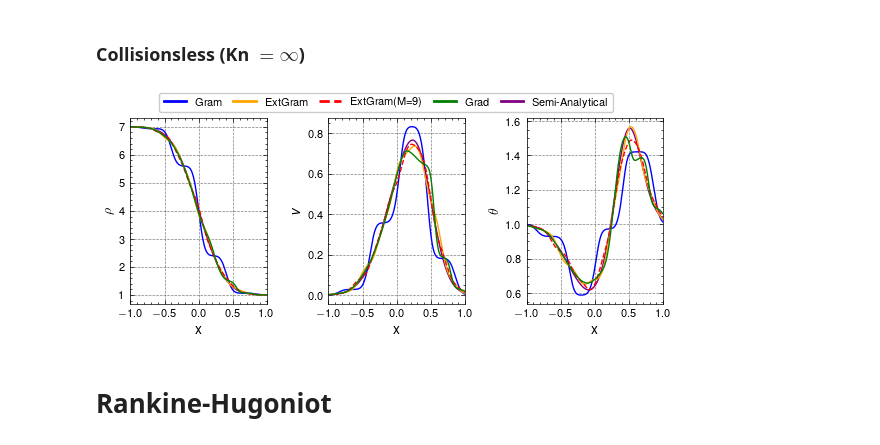
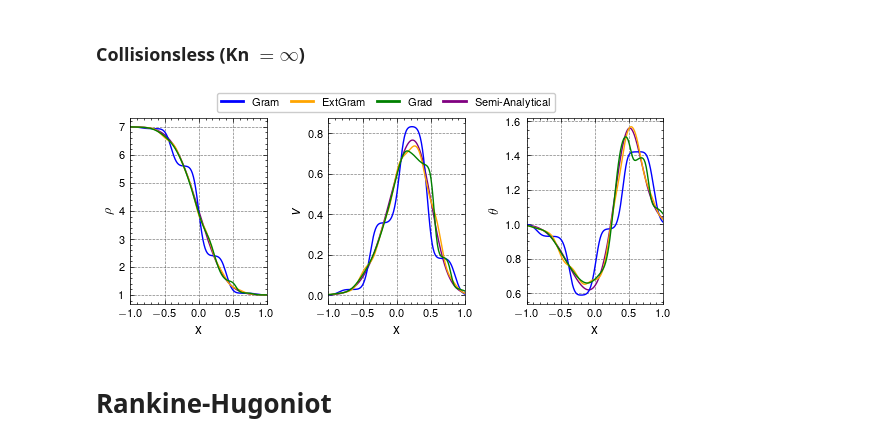
Before and after one commit to JanHab/ExtGram.jl, a Jupyter notebook: notebooks/ModelConvergence.ipynb, the cells around one changed output. Drawn from its saved outputs; the diff is of its cells as text; code cells hidden in the pictures.

```diff
--- a/notebooks/ModelConvergence.ipynb
+++ b/notebooks/ModelConvergence.ipynb
@@ -449,7 +449,7 @@ fig, axs = plt.subplots(1, 3)
 closure_elements = [
         Line2D([0], [0], color=colors[0], lw=2, label=closure_vec[0]),
         Line2D([0], [0], color=colors[1], lw=2, label=closure_vec[1]),
-        Line2D([0], [0], color=colors[3], lw=2, linestyle='--', label='ExtGram(M=9)'),
+        # Line2D([0], [0], color=colors[3], lw=2, linestyle='--', label='ExtGram(M=9)'),
         Line2D([0], [0], color=colors[2], lw=2, label=closure_vec[2]),
         Line2D([0], [0], color=colors[4], lw=2, label='Semi-Analytical')
     ]
@@ -465,46 +465,46 @@ leg = fig.legend(
 # semi-analytical
 axs[0].plot(Nx, rho_T, color=colors[4])
 axs[1].plot(Nx, v_T, color=colors[4])
 axs[2].plot(Nx, theta_T, color=colors[4])
 fig.tight_layout()
 fig.savefig(f'../out/Figures/ModelConvergence/CompareMethods_M8_collisionless_ref.pdf', bbox_inches='tight')
 
 for j, closure in enumerate(closure_vec):
     file = filename_moments(closure)
     x, u, _ = sol_final(file)
     rho = u[:, 0]
     v = u[:, 1] / rho
     p = (u[:, 2] - rho * v**2) # ?1/2 * u[:, 2]
     theta = p / rho
 
     axs[0].plot(x, rho, color=colors[j])
     axs[1].plot(x, v, color=colors[j])
     axs[2].plot(x, theta, color=colors[j])
 
     fig.tight_layout()
     fig.savefig(f'../out/Figures/ModelConvergence/CompareMethods_M8_collisionless_{j}.pdf', bbox_inches='tight')
 
-    if closure == "ExtGram":
-        M_odd = 9
-        filename_odd = f"../out/Riemann1D/Moments/gram_solution_M{M_odd}_closure{closure}_Kn{Kn}_source{source}_T_end{T_end}_rho_L{rho_L}_rho_R{rho_R}_v_L{v_L}_v_R{v_R}_theta_L{theta_L}_theta_R{theta_R}_base_tree_level{base_tree_level}_polydeg{polydeg}_cons.tsv"
+    # if closure == "ExtGram":
+    #     M_odd = 9
+    #     filename_odd = f"../out/Riemann1D/Moments/gram_solution_M{M_odd}_closure{closure}_Kn{Kn}_source{source}_T_end{T_end}_rho_L{rho_L}_rho_R{rho_R}_v_L{v_L}_v_R{v_R}_theta_L{theta_L}_theta_R{theta_R}_base_tree_level{base_tree_level}_polydeg{polydeg}_cons.tsv"
 
-        x, u, _ = sol_final(filename_odd)
-        rho = u[:, 0]
-        v = u[:, 1] / rho
-        p = (u[:, 2] - rho * v**2) # ?1/2 * u[:, 2]
-        theta = p / rho
+    #     x, u, _ = sol_final(filename_odd)
+    #     rho = u[:, 0]
+    #     v = u[:, 1] / rho
+    #     p = (u[:, 2] - rho * v**2) # ?1/2 * u[:, 2]
+    #     theta = p / rho
 
-        axs[0].plot(x, rho, color=colors[3], linestyle='--')
-        axs[1].plot(x, v, color=colors[3], linestyle='--')
-        axs[2].plot(x, theta, color=colors[3], linestyle='--')
+    #     axs[0].plot(x, rho, color=colors[3], linestyle='--')
+    #     axs[1].plot(x, v, color=colors[3], linestyle='--')
+    #     axs[2].plot(x, theta, color=colors[3], linestyle='--')
 
-        fig.tight_layout()
-        fig.savefig(f'../out/Figures/ModelConvergence/CompareMethods_M8_collisionless_{j}ExtGram.pdf', bbox_inches='tight')
+    #     fig.tight_layout()
+    #     fig.savefig(f'../out/Figures/ModelConvergence/CompareMethods_M8_collisionless_{j}ExtGram.pdf', bbox_inches='tight')
 
 fig.tight_layout()
 fig.savefig(f'../out/Figures/ModelConvergence/CompareMethods_M8_collisionless.pdf', bbox_inches='tight')
 fig.show()
 # %% [output]
-[figure, old version]
+[figure, new version]
 # %% [markdown]
 # Rankine-Hugoniot
```
Also changed, not shown: parts of 11 cells of this notebook.
